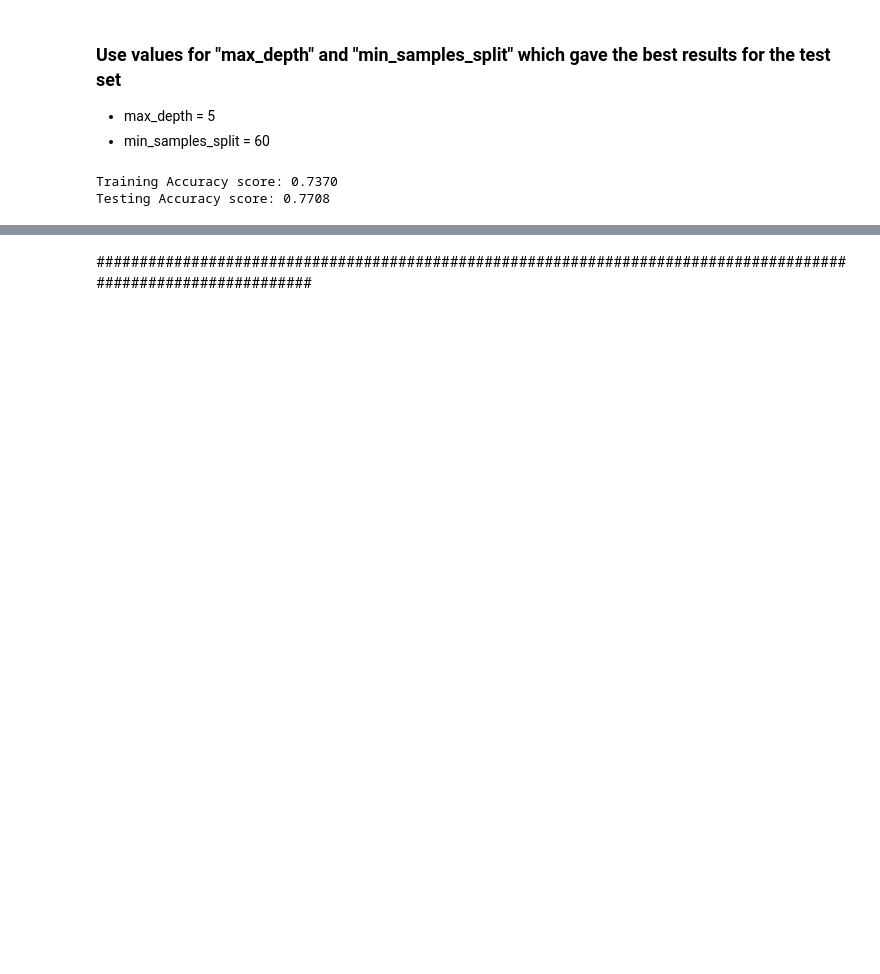
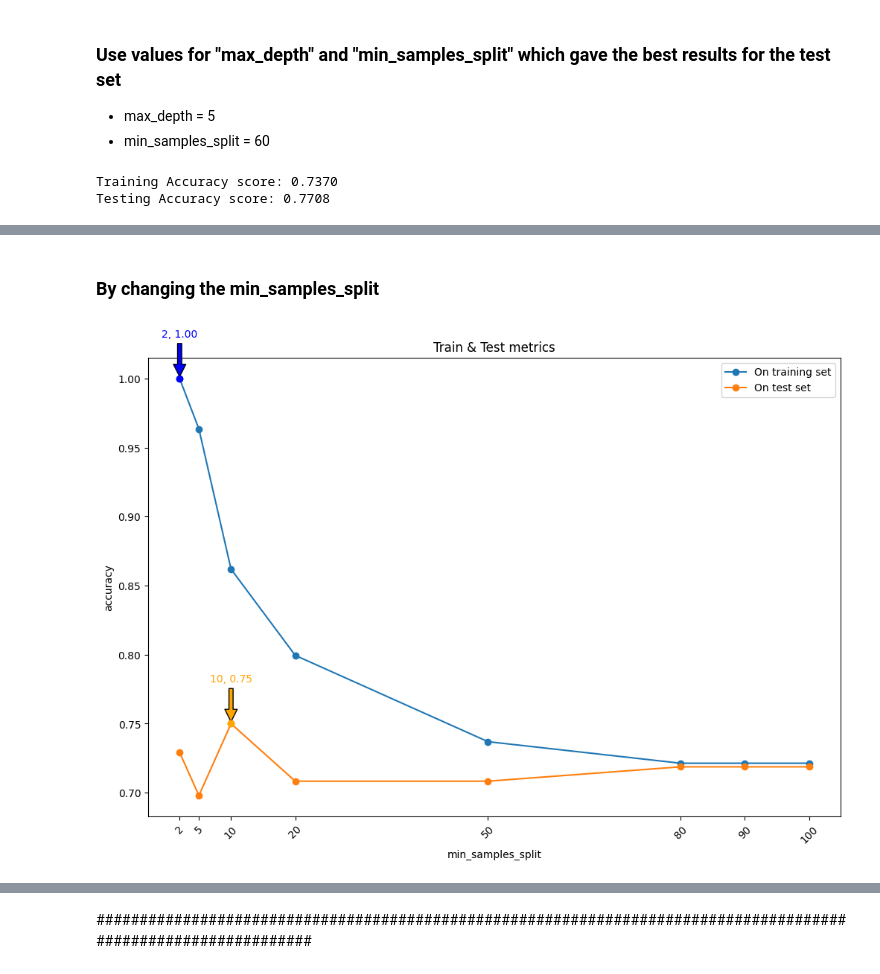
Before and after one commit to cepdnaclk/e19-co544-Concentration-Difficulty-Prediction-Model, a Jupyter notebook: random_forest.ipynb, the cells around one changed output, grey strips where cells are left out. Cells and saved outputs as stored; diff of their text form; code cells hidden in the pictures; blank space fills up the shorter version.

```diff
--- a/random_forest.ipynb
+++ b/random_forest.ipynb
@@ -1046,0 +1040,24 @@ plt.show()
+# %%
+from sklearn.model_selection import GridSearchCV
+
+# Define the parameter grid
+param_grid = {
+    'min_samples_split': [2, 5, 10, 20, 50, 60, 80, 100],
+    'max_depth': [2, 5, 10, 20, 40, 80, 100, 200]
+}
+
+# Initialize the DecisionTreeClassifier
+model = DecisionTreeClassifier(random_state=RANDOM_STATE)
+
+# Initialize GridSearchCV with 5-fold cross-validation
+grid_search = GridSearchCV(estimator=model, param_grid=param_grid, cv=53, scoring='accuracy', n_jobs=-1)
+
+# Fit the model to the training data
+grid_search.fit(X_train, y_train)
+
+# Get the best hyperparameters and the best score
+best_params = grid_search.best_params_
+best_accuracy = grid_search.best_score_
+
+print(f"Best accuracy: {best_accuracy}")
+print(f"Best parameters: {best_params}")
@@ -1061,0 +1126,22 @@ Testing Accuracy score: 0.7708
+# %%
+min_samples_split_list = [ 2, 5, 10, 20, 50, 80, 90, 100]
+max_depth_list = [ 2, 5, 10, 20, 40, 80, 100, 200]
+n_estimators_list = [10, 20, 50, 100, 200, 500, 1000, 2000]
+# %% [markdown]
+### By changing the min_samples_split
+# %%
+accuracy_list_train = []
+accuracy_list_test = []
+for min_samples_split in min_samples_split_list:
+    model = RandomForestClassifier(min_samples_split = min_samples_split,
+                                   random_state = RANDOM_STATE).fit(X_train,y_train,)
+    predictions_train = model.predict(X_train) ## The predicted values for the train dataset
+    predictions_test = model.predict(X_test) ## The predicted values for the test dataset
+    accuracy_train = accuracy_score(predictions_train,y_train)
+    accuracy_test = accuracy_score(predictions_test,y_test)
+    accuracy_list_train.append(accuracy_train)
+    accuracy_list_test.append(accuracy_test)
+
+plot_graphs(accuracy_list_train, accuracy_list_test, min_samples_split_list[:], 'Train & Test metrics', 'min_samples_split', 'accuracy', )
+# %% [output]
+[figure, added]
```
Also changed, not shown: parts of 42 cells of this notebook.
